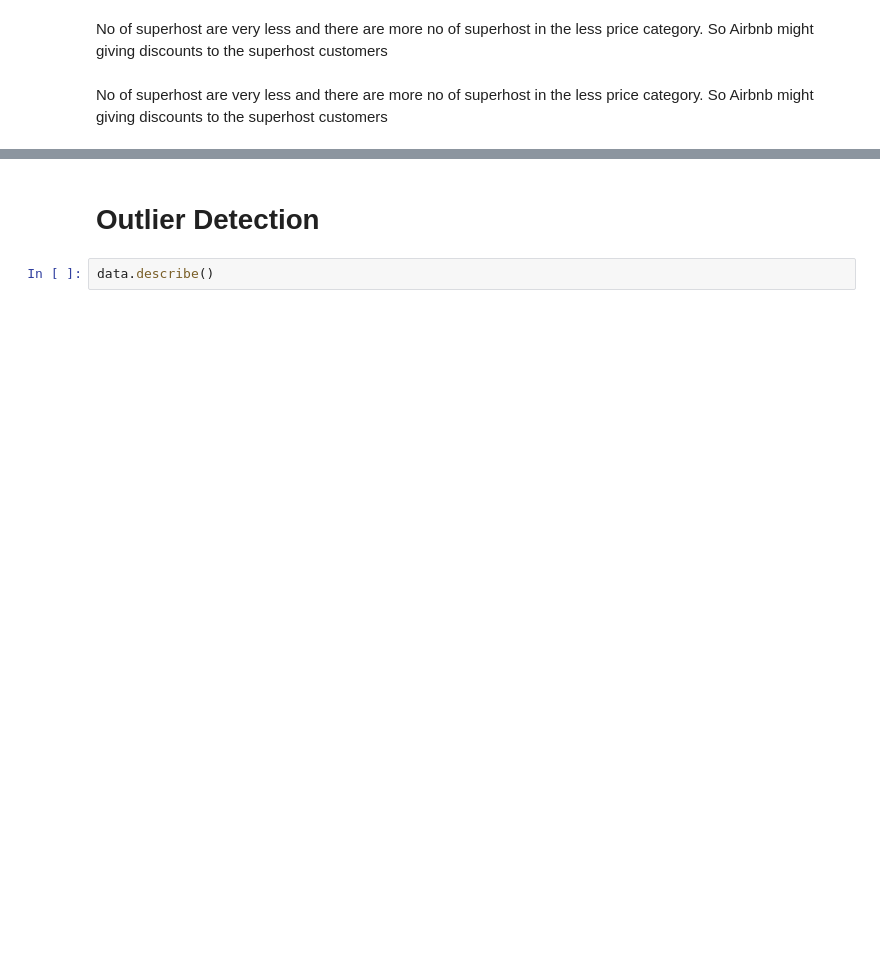
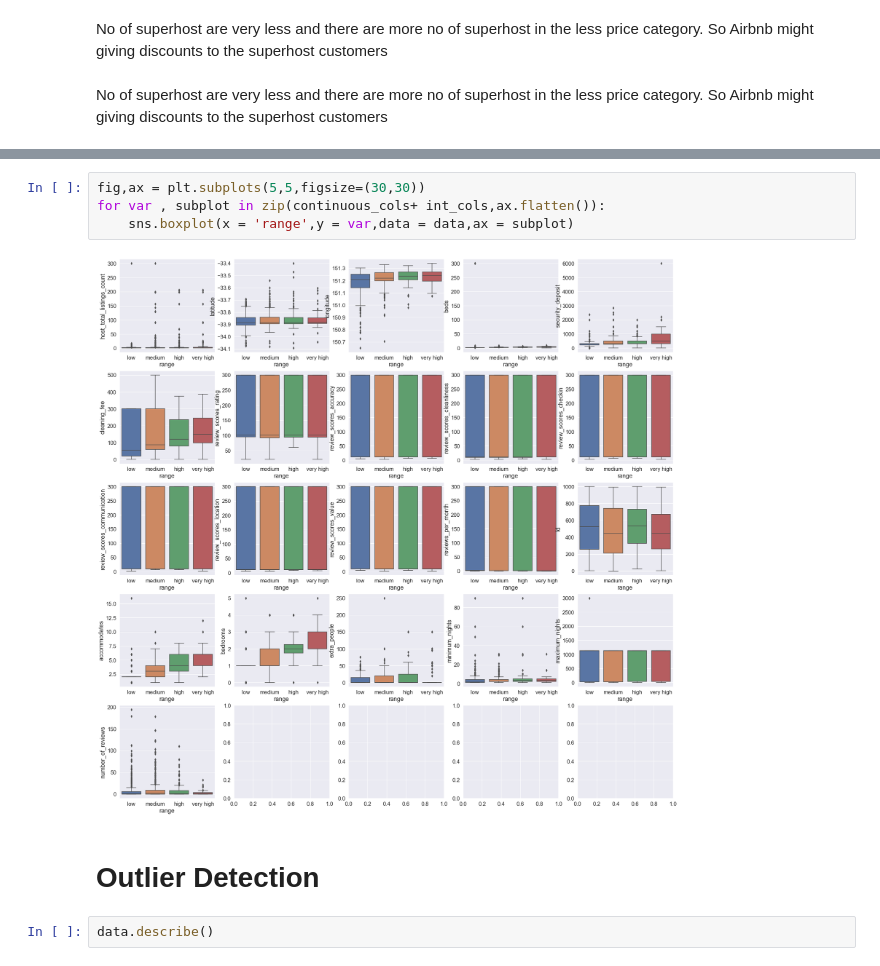
Before and after one commit to mohitranawat/Machine-Learning, a Jupyter notebook: Airbnb_Final.ipynb, the cells around one changed output, grey strips where cells are left out. Drawn from its saved outputs; the diff is of its cells as text; blank space fills up the shorter version.

```diff
--- a/Airbnb_Final.ipynb
+++ b/Airbnb_Final.ipynb
@@ -131,3 +162,9 @@ continuous cols ['host_total_listings_count', 'latitude', 'longitude', 'beds', '
+# %%
+fig,ax = plt.subplots(5,5,figsize=(30,30))
+for var , subplot in zip(continuous_cols+ int_cols,ax.flatten()):
+    sns.boxplot(x = 'range',y = var,data = data,ax = subplot)
+# %% [output]
+[figure, added]
 # %% [markdown]
 # Outlier Detection
 # %%
```
Also changed, not shown: parts of 45 cells of this notebook, 1 other file.
